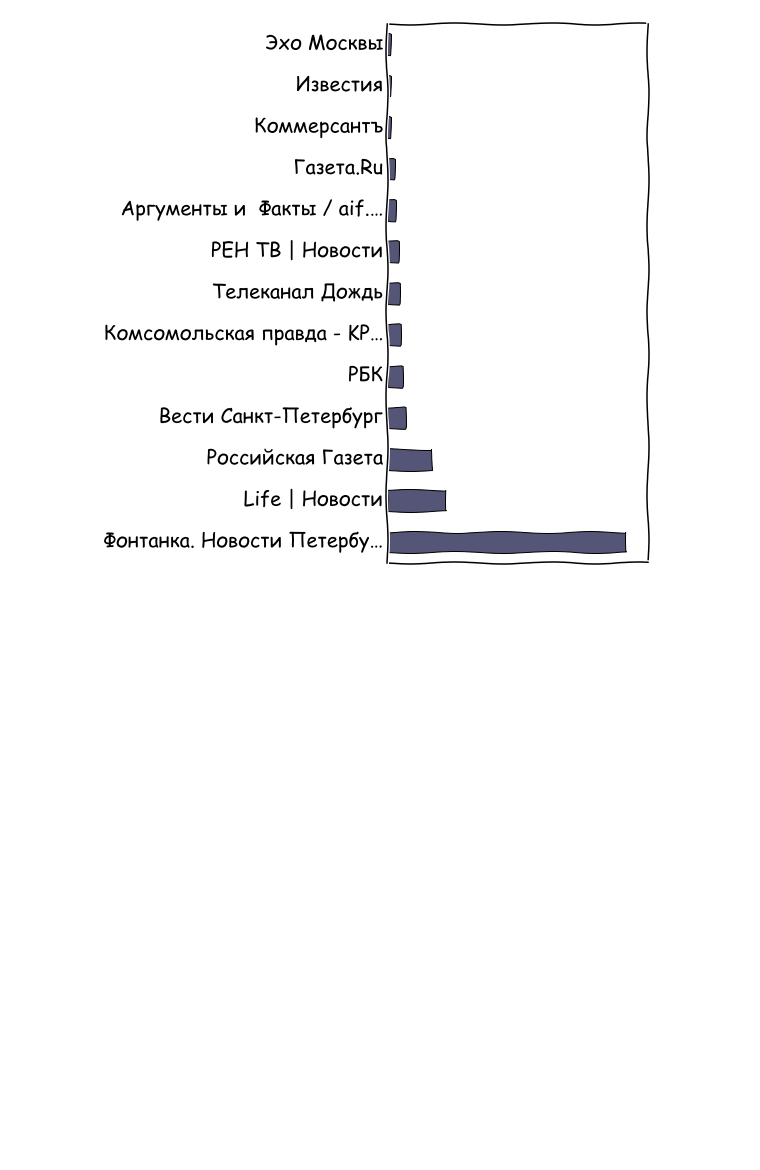
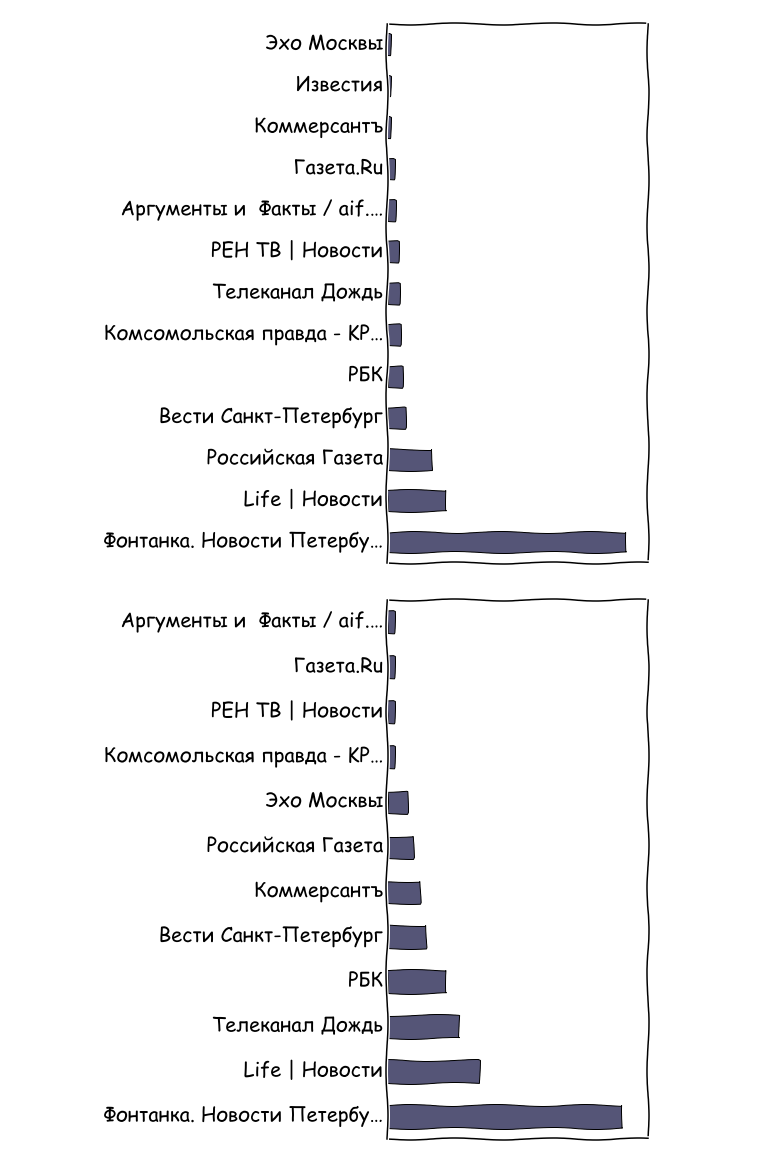
Before and after one commit to alwx/police-analytics, a Jupyter notebook: Groups analysis.ipynb, the cells around one changed output. Drawn from its saved outputs; the diff is of its cells as text; code cells hidden in the pictures; blank space fills up the shorter version.

```diff
--- a/Groups analysis.ipynb
+++ b/Groups analysis.ipynb
@@ -265,4 +265,6 @@ popular_groups('datasets/police/media.json', 'images/popular_media_police.png')
 # %% [output]
 [figure]
 # %%
-popular_groups('datasets/people/media.json', 'images/popular_media_police.png')
+popular_groups('datasets/people/media.json', 'images/popular_media_people.png')
+# %% [output]
+[figure, added]
```
Also changed, not shown: 17 other files.
